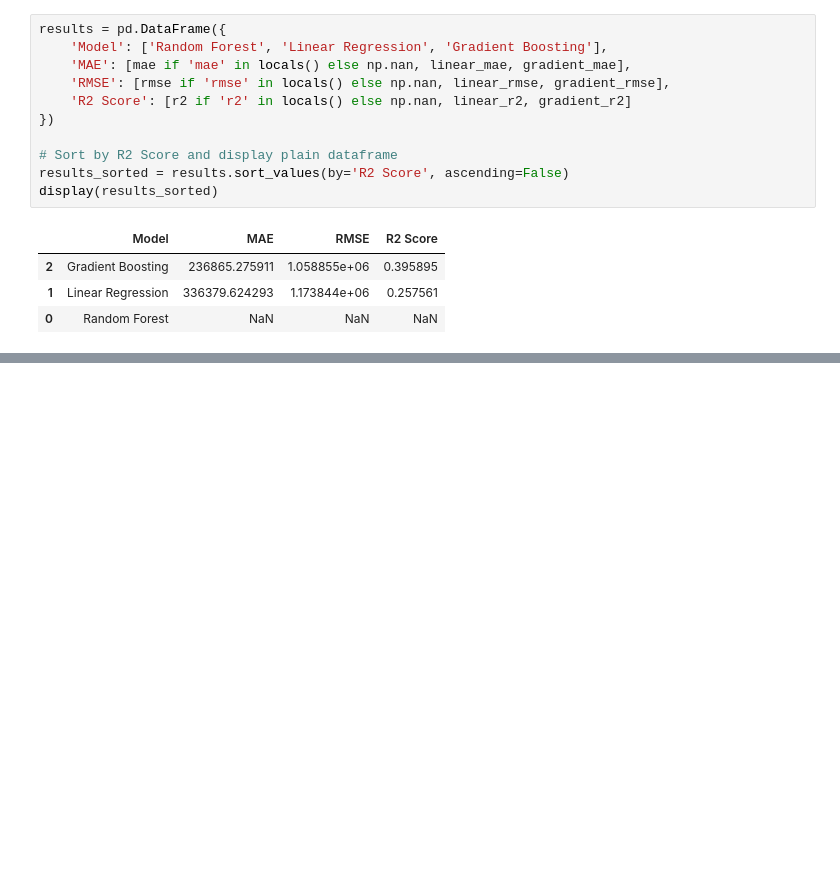
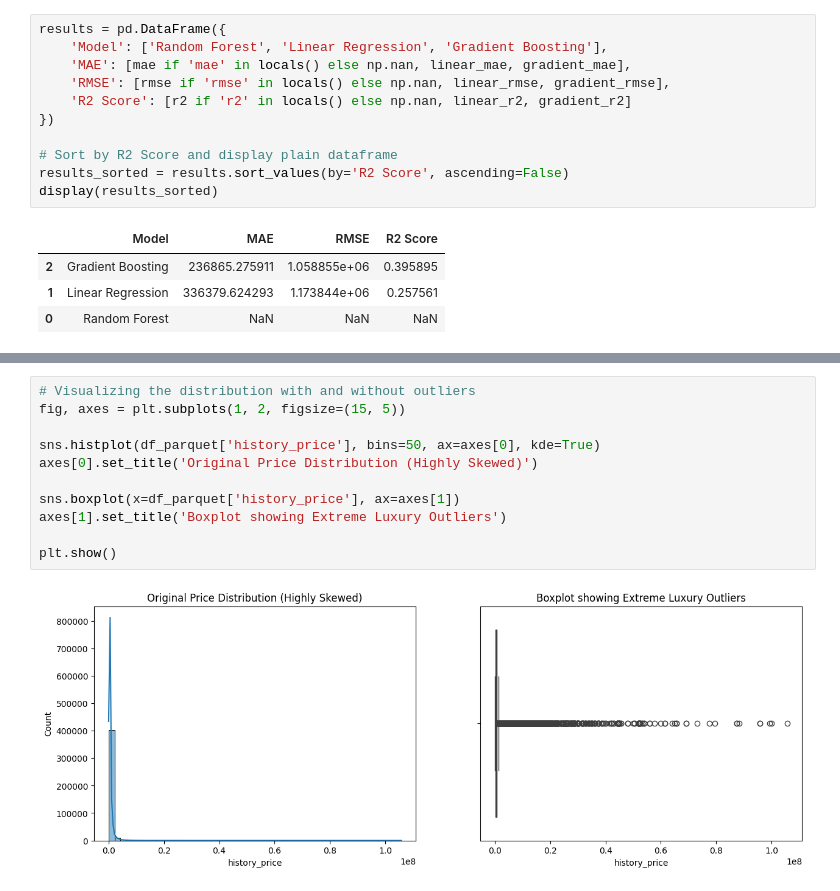
Before and after one commit to Thebluesky303/Portfolio-Projects, a Jupyter notebook: house-price-analysis-sql-powerbi-ml/notebooks/model_training.ipynb, the cells around one changed output, grey strips where cells are left out. Cells and saved outputs as stored; diff of their text form; blank space fills up the shorter version.

```diff
--- a/house-price-analysis-sql-powerbi-ml/notebooks/model_training.ipynb
+++ b/house-price-analysis-sql-powerbi-ml/notebooks/model_training.ipynb
@@ -526,0 +865,13 @@ display(results_sorted)
+# %%
+# Visualizing the distribution with and without outliers
+fig, axes = plt.subplots(1, 2, figsize=(15, 5))
+
+sns.histplot(df_parquet['history_price'], bins=50, ax=axes[0], kde=True)
+axes[0].set_title('Original Price Distribution (Highly Skewed)')
+
+sns.boxplot(x=df_parquet['history_price'], ax=axes[1])
+axes[1].set_title('Boxplot showing Extreme Luxury Outliers')
+
+plt.show()
+# %% [output]
+[figure, added]
```
Also changed, not shown: parts of 45 cells of this notebook.
